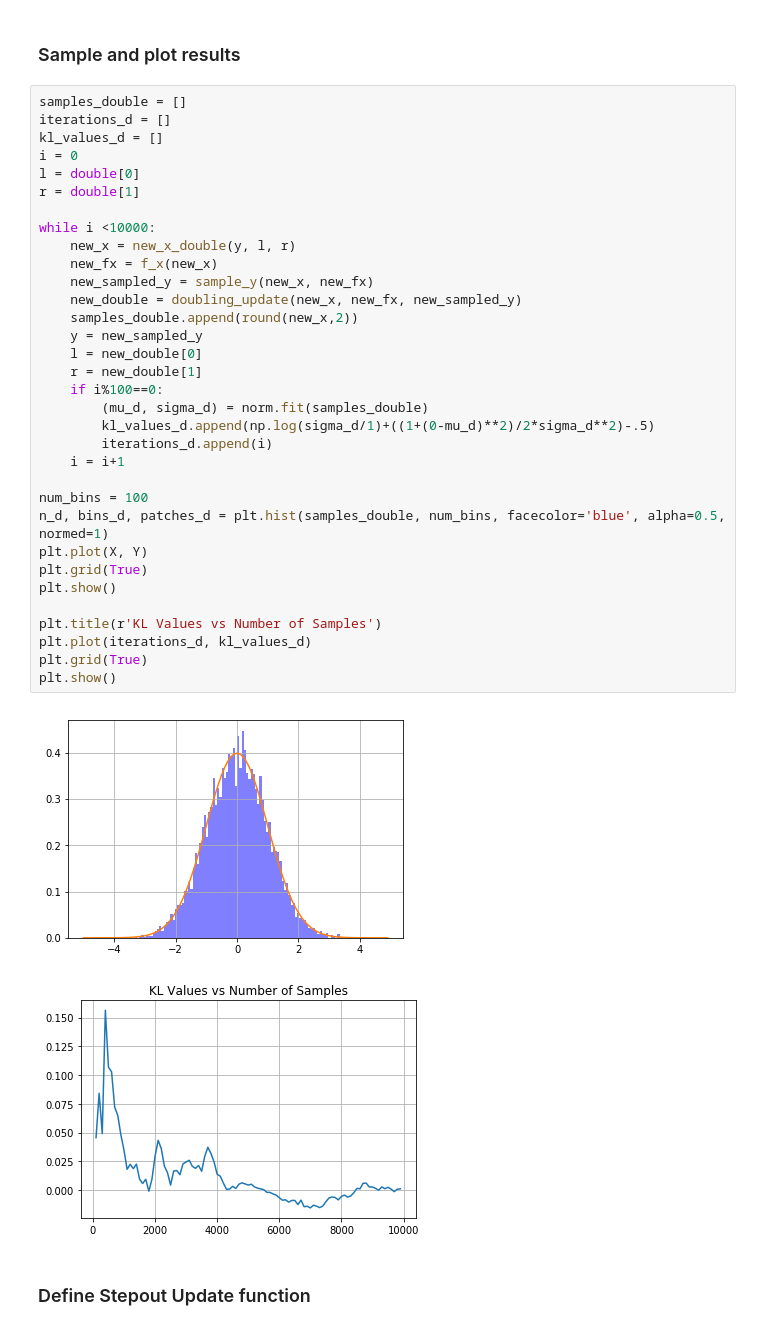
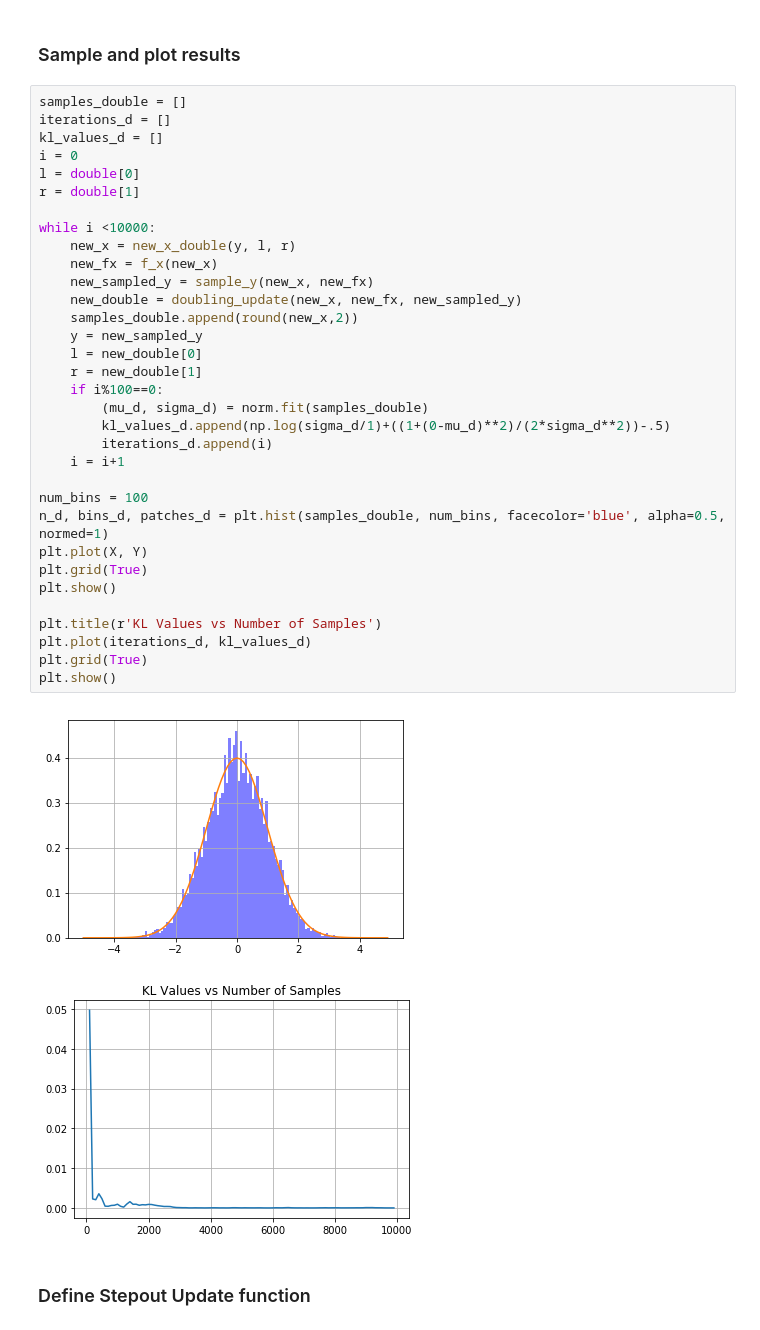
Before and after one commit to pints-team/pints-docs, a Jupyter notebook: Lorcan/Slice Sampling Unimodal.ipynb, the cells around one changed output. Saved outputs shown, nothing was run; the diff lists cells and outputs as text.

```diff
--- a/Lorcan/Slice Sampling Unimodal.ipynb
+++ b/Lorcan/Slice Sampling Unimodal.ipynb
@@ -153,36 +153,36 @@ iterations_d = []
 kl_values_d = []
 i = 0
 l = double[0]
 r = double[1]
 
 while i <10000:
     new_x = new_x_double(y, l, r)
     new_fx = f_x(new_x)
     new_sampled_y = sample_y(new_x, new_fx)
     new_double = doubling_update(new_x, new_fx, new_sampled_y)
     samples_double.append(round(new_x,2))
     y = new_sampled_y
     l = new_double[0]
     r = new_double[1]
     if i%100==0:
         (mu_d, sigma_d) = norm.fit(samples_double)
-        kl_values_d.append(np.log(sigma_d/1)+((1+(0-mu_d)**2)/2*sigma_d**2)-.5)
+        kl_values_d.append(np.log(sigma_d/1)+((1+(0-mu_d)**2)/(2*sigma_d**2))-.5)
         iterations_d.append(i)
     i = i+1
 
 num_bins = 100
 n_d, bins_d, patches_d = plt.hist(samples_double, num_bins, facecolor='blue', alpha=0.5, normed=1)
 plt.plot(X, Y)
 plt.grid(True)
 plt.show()
 
 plt.title(r'KL Values vs Number of Samples')
 plt.plot(iterations_d, kl_values_d)
 plt.grid(True)
 plt.show()
 # %% [output]
-[figure, old version]
+[figure, new version]
-[figure, old version]
+[figure, new version]
 # %% [markdown]
 ### Define Stepout Update function
 # %%
```
Also changed, not shown: parts of 10 cells of this notebook, 15 other files.
